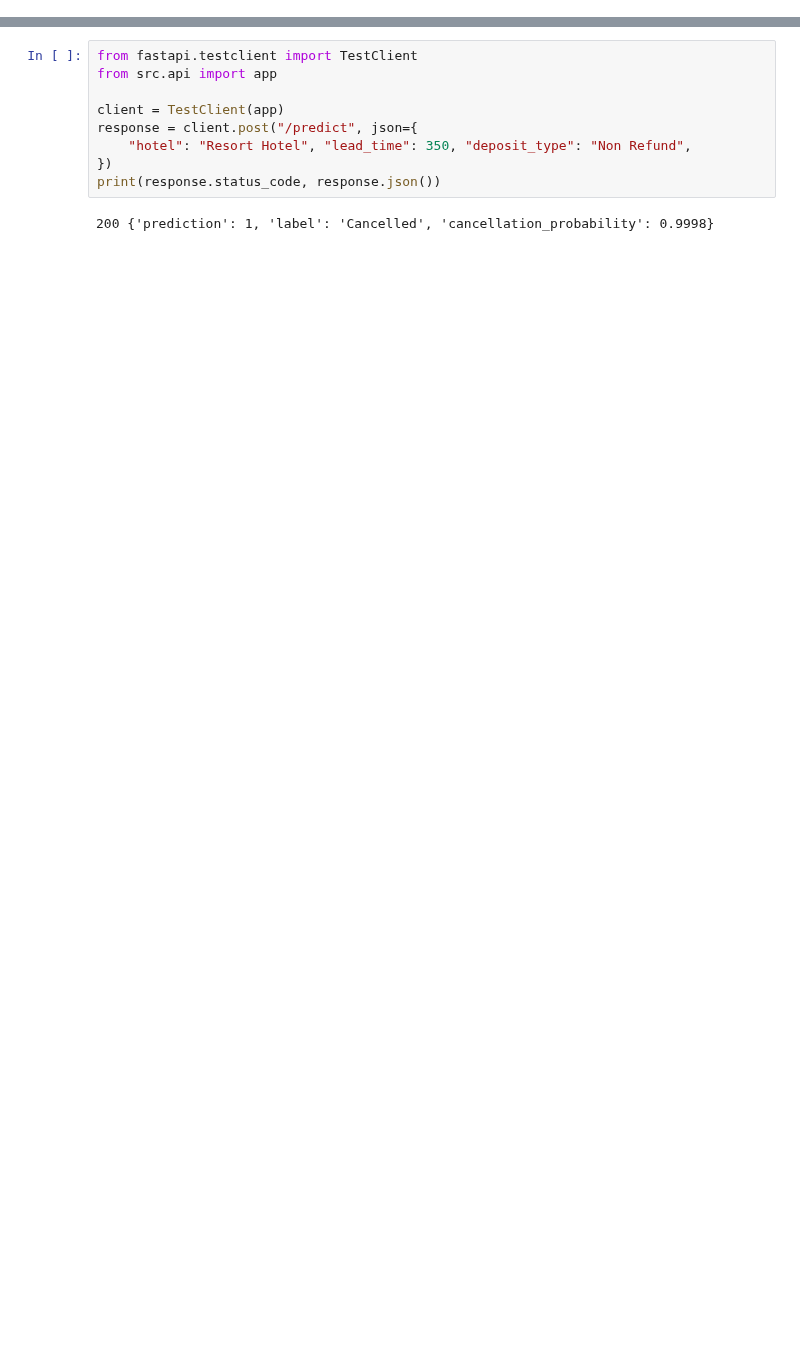
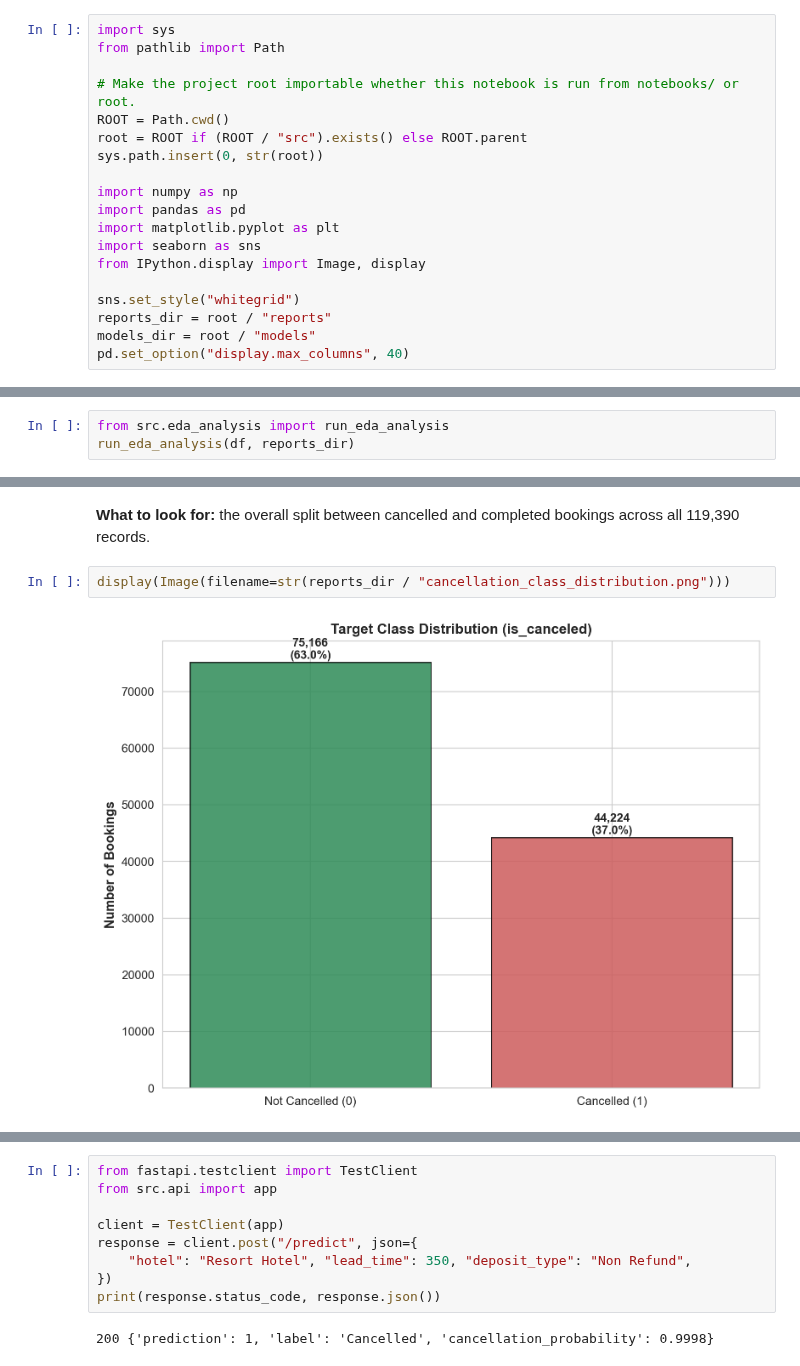
Before and after one commit to ArjunMakadia20/hotel_booking_and_concierge_copilot, a Jupyter notebook: notebooks/hotel_booking_and_concierge_copilot_eda.ipynb, the cells around one changed output, grey strips where cells are left out. Saved outputs shown, nothing was run; the diff lists cells and outputs as text; blank space fills up the shorter version.

Commit message:
Update presentation notebook and artifacts

```diff
--- a/notebooks/hotel_booking_and_concierge_copilot_eda.ipynb
+++ b/notebooks/hotel_booking_and_concierge_copilot_eda.ipynb
@@ -308,0 +14,19 @@ Demonstrated in-process below with FastAPI's `TestClient` (no server needed to r
+# %%
+import sys
+from pathlib import Path
+
+# Make the project root importable whether this notebook is run from notebooks/ or root.
+ROOT = Path.cwd()
+root = ROOT if (ROOT / "src").exists() else ROOT.parent
+sys.path.insert(0, str(root))
+
+import numpy as np
+import pandas as pd
+import matplotlib.pyplot as plt
+import seaborn as sns
+from IPython.display import Image, display
+
+sns.set_style("whitegrid")
+reports_dir = root / "reports"
+models_dir = root / "models"
+pd.set_option("display.max_columns", 40)
@@ -308,0 +194,3 @@ Demonstrated in-process below with FastAPI's `TestClient` (no server needed to r
+# %%
+from src.eda_analysis import run_eda_analysis
+run_eda_analysis(df, reports_dir)
@@ -308,0 +215,6 @@ Demonstrated in-process below with FastAPI's `TestClient` (no server needed to r
+# %% [markdown]
+**What to look for:** the overall split between cancelled and completed bookings across all 119,390 records.
+# %%
+display(Image(filename=str(reports_dir / "cancellation_class_distribution.png")))
+# %% [output]
+[figure, added]
```
Also changed, not shown: parts of 118 cells of this notebook, 2 other files.
